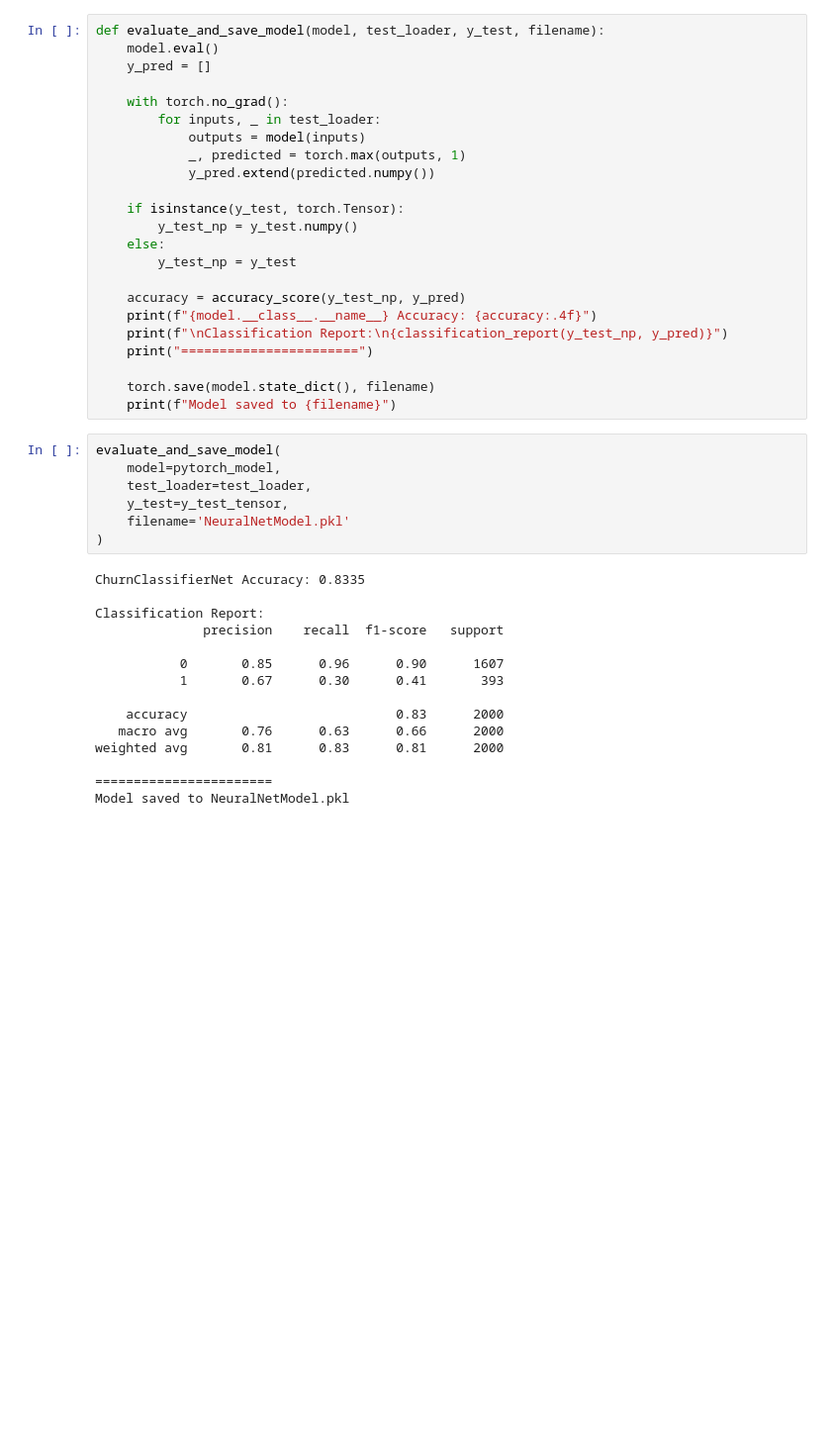
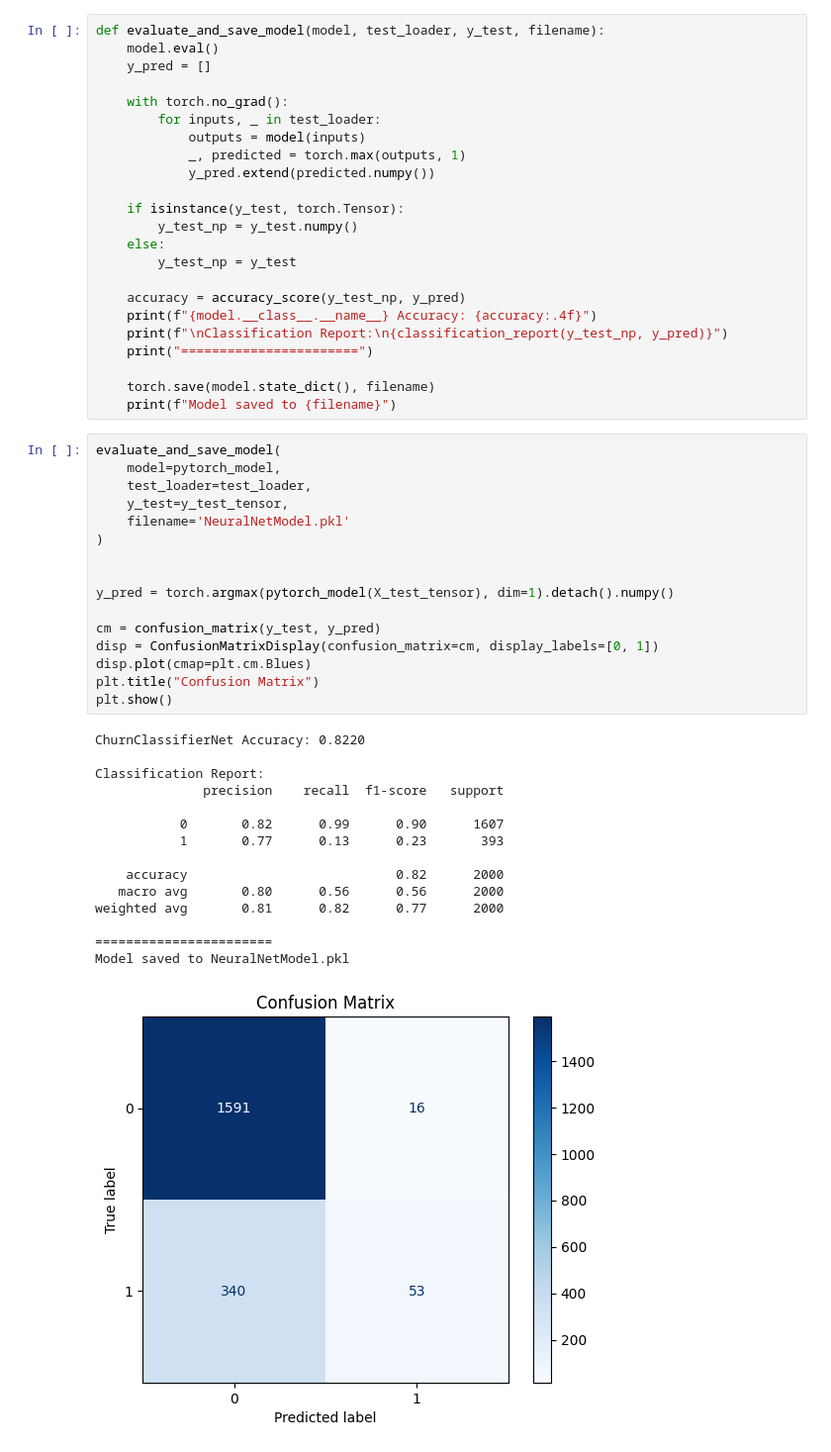
Before and after one commit to hewansirak/iCog-Trainings, a Jupyter notebook: Neural Network/churn.ipynb, the cells around one changed output. Shown: that part at 99% size. Cells and saved outputs as stored; diff of their text form; blank space fills up the shorter version.

```diff
--- a/Neural Network/churn.ipynb
+++ b/Neural Network/churn.ipynb
@@ -562,25 +572,35 @@ def evaluate_and_save_model(model, test_loader, y_test, filename):
 
     torch.save(model.state_dict(), filename)
     print(f"Model saved to {filename}")
-# %%
-evaluate_and_save_model(
-    model=pytorch_model,
-    test_loader=test_loader,
-    y_test=y_test_tensor,
-    filename='NeuralNetModel.pkl'
-)
-# %% [output]
-ChurnClassifierNet Accuracy: 0.8335
-
-Classification Report:
-              precision    recall  f1-score   support
-
-           0       0.85      0.96      0.90      1607
-           1       0.67      0.30      0.41       393
-
-    accuracy                           0.83      2000
-   macro avg       0.76      0.63      0.66      2000
-weighted avg       0.81      0.83      0.81      2000
-
-=======================
-Model saved to NeuralNetModel.pkl
+# %%
+evaluate_and_save_model(
+    model=pytorch_model,
+    test_loader=test_loader,
+    y_test=y_test_tensor,
+    filename='NeuralNetModel.pkl'
+)
+
+
+y_pred = torch.argmax(pytorch_model(X_test_tensor), dim=1).detach().numpy()
+
+cm = confusion_matrix(y_test, y_pred)
+disp = ConfusionMatrixDisplay(confusion_matrix=cm, display_labels=[0, 1])
+disp.plot(cmap=plt.cm.Blues)
+plt.title("Confusion Matrix")
+plt.show()
+# %% [output]
+ChurnClassifierNet Accuracy: 0.8220
+
+Classification Report:
+              precision    recall  f1-score   support
+
+           0       0.82      0.99      0.90      1607
+           1       0.77      0.13      0.23       393
+
+    accuracy                           0.82      2000
+   macro avg       0.80      0.56      0.56      2000
+weighted avg       0.81      0.82      0.77      2000
+
+=======================
+Model saved to NeuralNetModel.pkl
+[figure, added]
```
Also changed, not shown: parts of 12 cells of this notebook.
